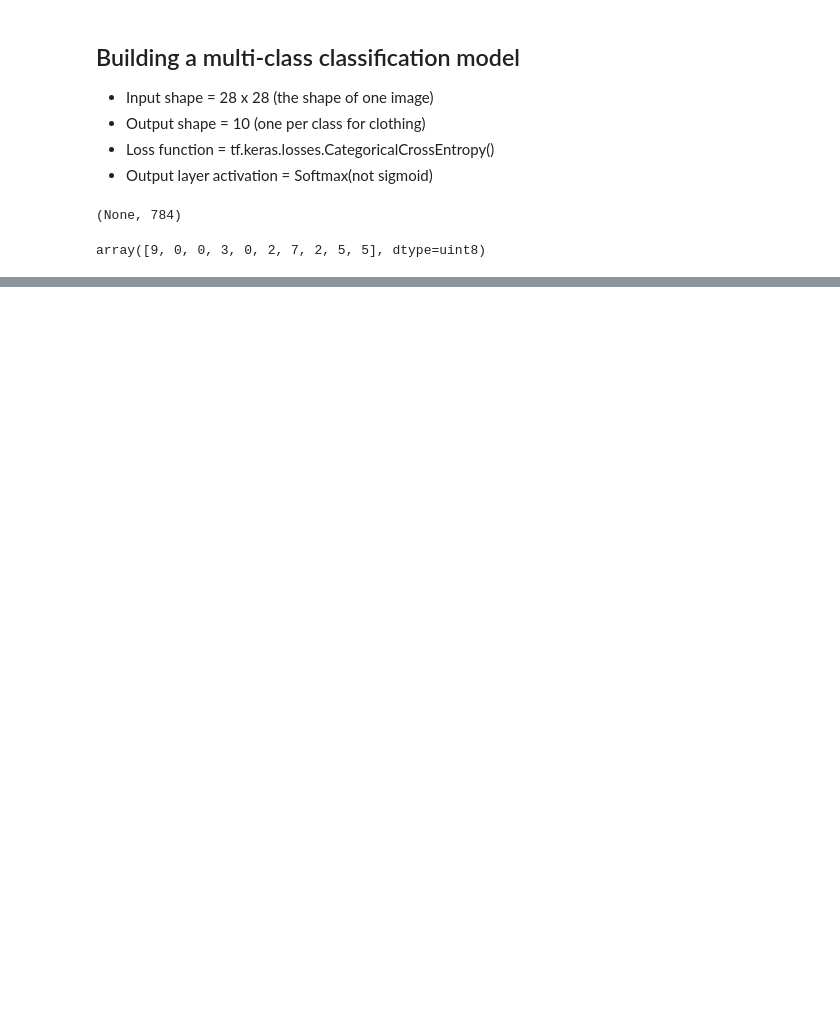
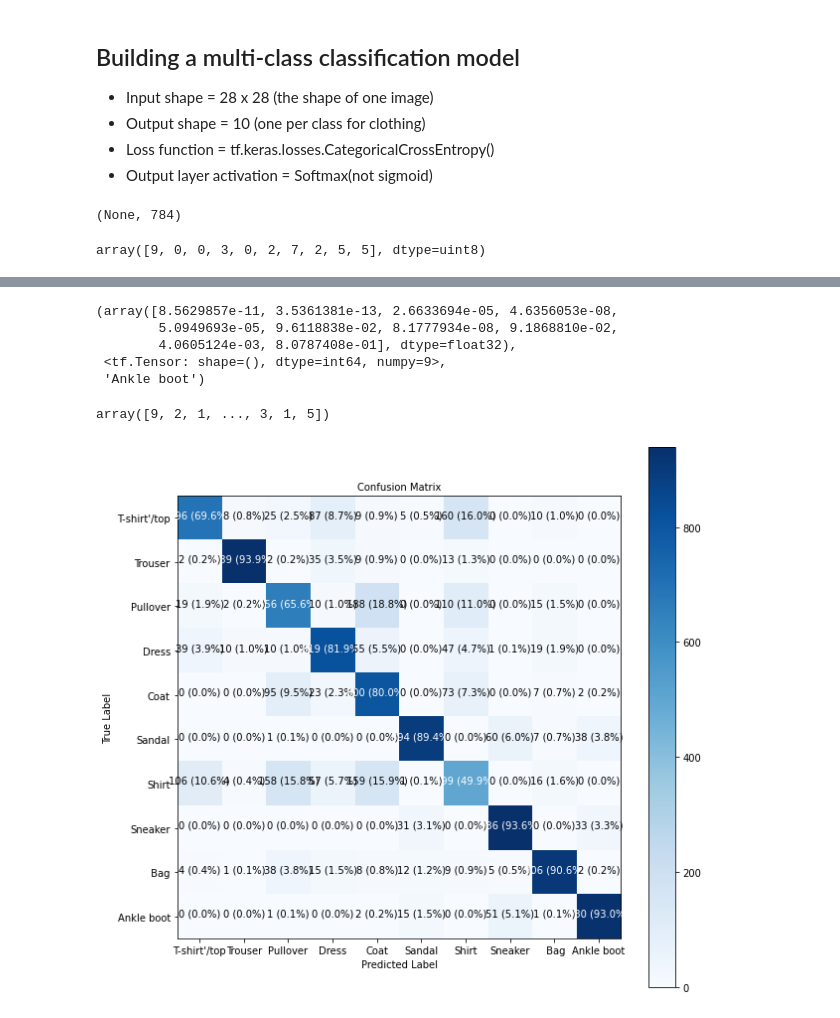
Before and after one commit to rajak2025/googlecolab, a Jupyter notebook: dev2-classification.ipynb, the cells around one changed output, grey strips where cells are left out. Saved outputs shown, nothing was run; the diff lists cells and outputs as text; code cells hidden in the pictures; blank space fills up the shorter version.

Commit message:
NEW: MNIST_confusionmatrix

```diff
--- a/dev2-classification.ipynb
+++ b/dev2-classification.ipynb
@@ -935,0 +1051,20 @@ Epoch 10/10
+# %%
+## Creating the model with ideal learning rate (lr = 0.001)
+
+## Setting the Random seed
+tf.random.set_seed(42)
+
+## 1. Create a Model
+m14 = tf.keras.Sequential([
+    tf.keras.layers.Flatten(input_shape=(28,28)),
+    tf.keras.layers.Dense(4, activation=tf.keras.activations.relu),
+    tf.keras.layers.Dense(4, activation=tf.keras.activations.relu),
+    tf.keras.layers.Dense(10, activation=tf.keras.activations.softmax)
+])
+
+
+m14.compile(loss = tf.keras.losses.SparseCategoricalCrossentropy(),
+           optimizer = tf.keras.optimizers.Adam(learning_rate=0.001),
+           metrics=["accuracy"])
+
+m14_h = m14.fit(train_data_norm, train_labels, epochs=20, validation_data=(test_data_norm, test_labels))
@@ -935,0 +1161,2 @@ Epoch 10/10
+# %%
+y_probs = m14.predict(test_data_norm) #probs ~ prediction probabilities
@@ -935,0 +1181,18 @@ Epoch 10/10
+# %%
+y_probs[0], tf.argmax(y_probs[0]), class_names[tf.argmax(y_probs[0])]
+# %% [output]
+(array([8.5629857e-11, 3.5361381e-13, 2.6633694e-05, 4.6356053e-08,
+        5.0949693e-05, 9.6118838e-02, 8.1777934e-08, 9.1868810e-02,
+        4.0605124e-03, 8.0787408e-01], dtype=float32),
+ <tf.Tensor: shape=(), dtype=int64, numpy=9>,
+ 'Ankle boot')
+# %%
+## Converting all the prediction probabilities
+y_preds = y_probs.argmax(axis=1)
+y_preds
+# %% [output]
+array([9, 2, 1, ..., 3, 1, 5])
+# %%
+make_confusion_matrix(y_true=test_labels, y_pred= y_preds, classes = class_names, figsize=(15,15), text_size=10)
+# %% [output]
+[figure, added]
```
Also changed, not shown: parts of 33 cells of this notebook.
